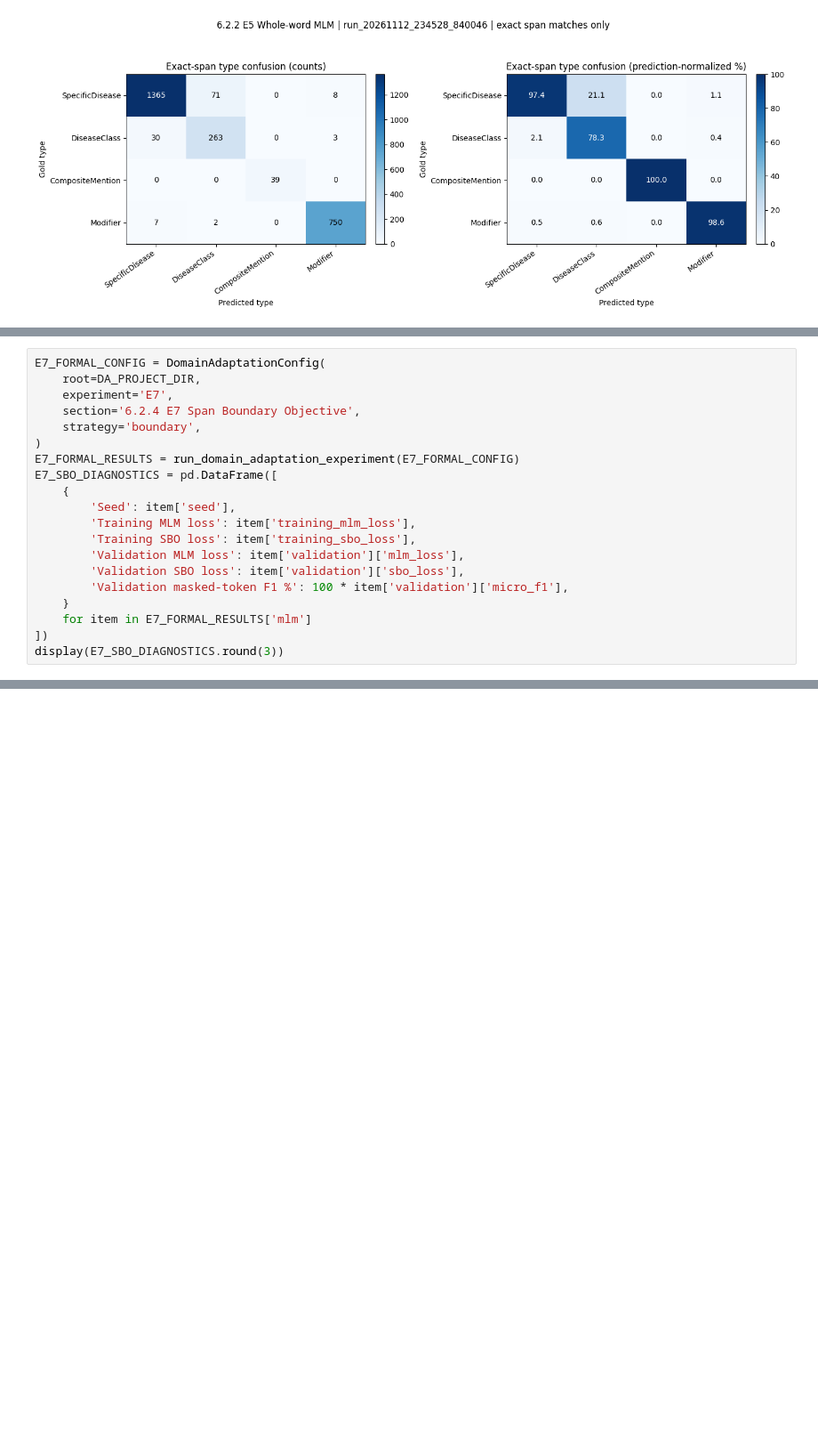
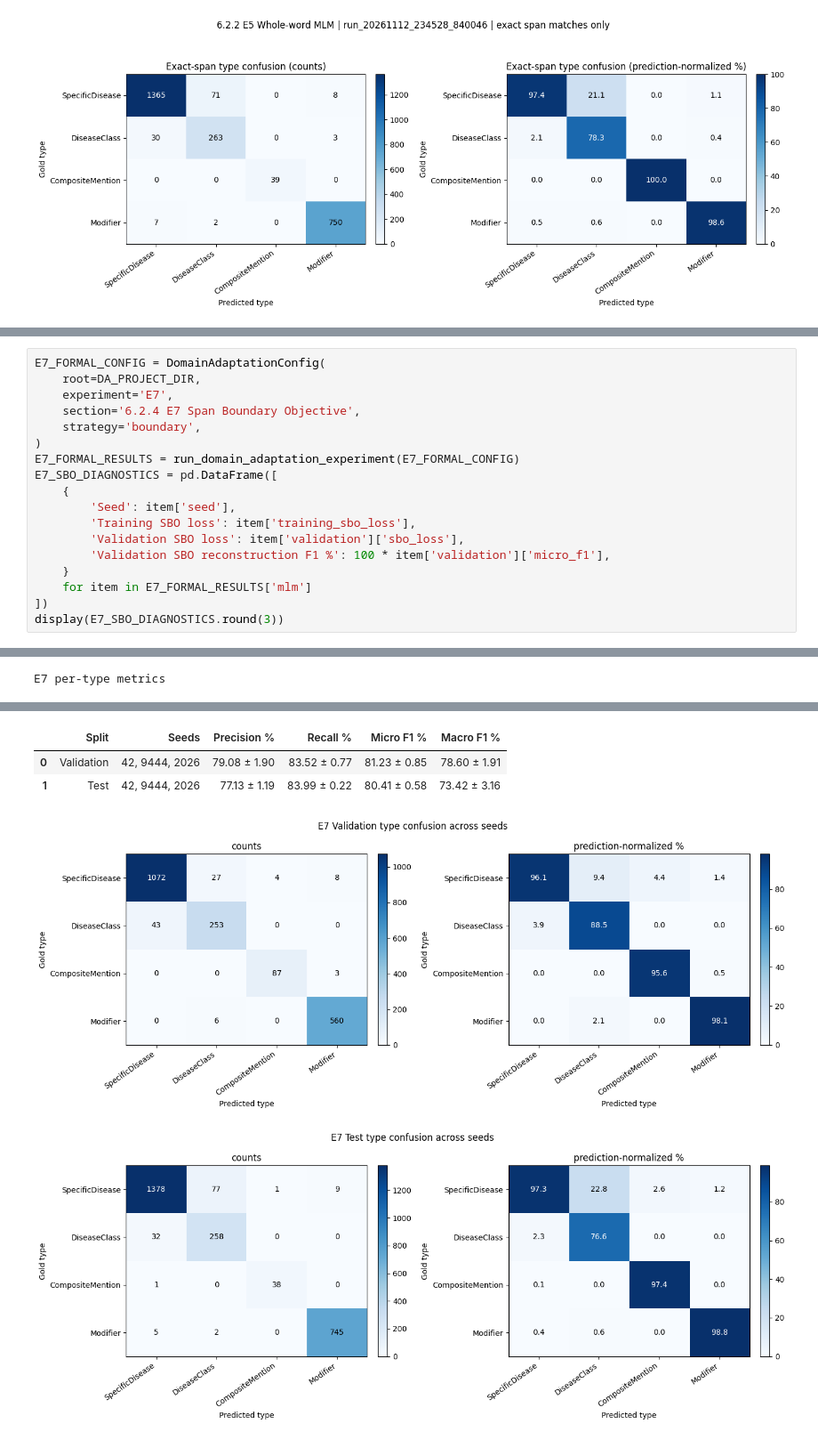
Before and after one commit to Edric-D/MedNLP_Research, a Jupyter notebook: MedNLP_research.ipynb, the cells around one changed output, grey strips where cells are left out. Shown at 89% size. Cells and saved outputs as stored; diff of their text form; blank space fills up the shorter version.

```diff
--- a/MedNLP_research.ipynb
+++ b/MedNLP_research.ipynb
@@ -6923,12 +7003,11 @@ E7_FORMAL_RESULTS = run_domain_adaptation_experiment(E7_FORMAL_CONFIG)
 E7_SBO_DIAGNOSTICS = pd.DataFrame([
     {
         'Seed': item['seed'],
-        'Training MLM loss': item['training_mlm_loss'],
         'Training SBO loss': item['training_sbo_loss'],
-        'Validation MLM loss': item['validation']['mlm_loss'],
         'Validation SBO loss': item['validation']['sbo_loss'],
-        'Validation masked-token F1 %': 100 * item['validation']['micro_f1'],
+        'Validation SBO reconstruction F1 %': 100 * item['validation']['micro_f1'],
     }
     for item in E7_FORMAL_RESULTS['mlm']
 ])
 display(E7_SBO_DIAGNOSTICS.round(3))
+# %% [output]
@@ -6934,0 +7051 @@ display(E7_SBO_DIAGNOSTICS.round(3))
+E7 per-type metrics
@@ -6934,0 +7069,5 @@ display(E7_SBO_DIAGNOSTICS.round(3))
+|  | Split | Seeds | Precision % | Recall % | Micro F1 % | Macro F1 % |
+| 0 | Validation | 42, 9444, 2026 | 79.08 ± 1.90 | 83.52 ± 0.77 | 81.23 ± 0.85 | 78.60 ± 1.91 |
+| 1 | Test | 42, 9444, 2026 | 77.13 ± 1.19 | 83.99 ± 0.22 | 80.41 ± 0.58 | 73.42 ± 3.16 |
+[figure, added]
+[figure, added]
```
Also changed, not shown: parts of 7 cells of this notebook, 1 other file.
